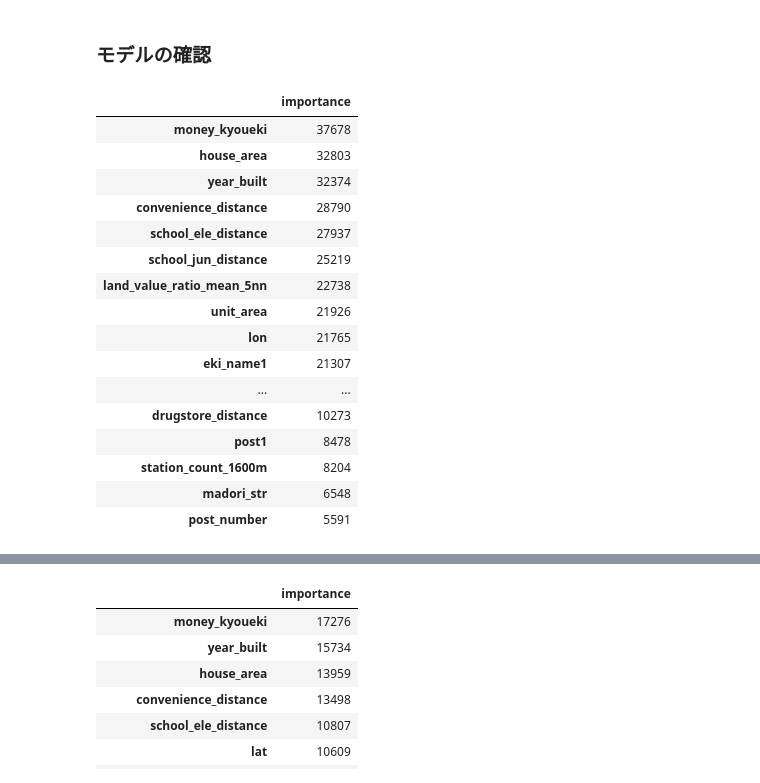
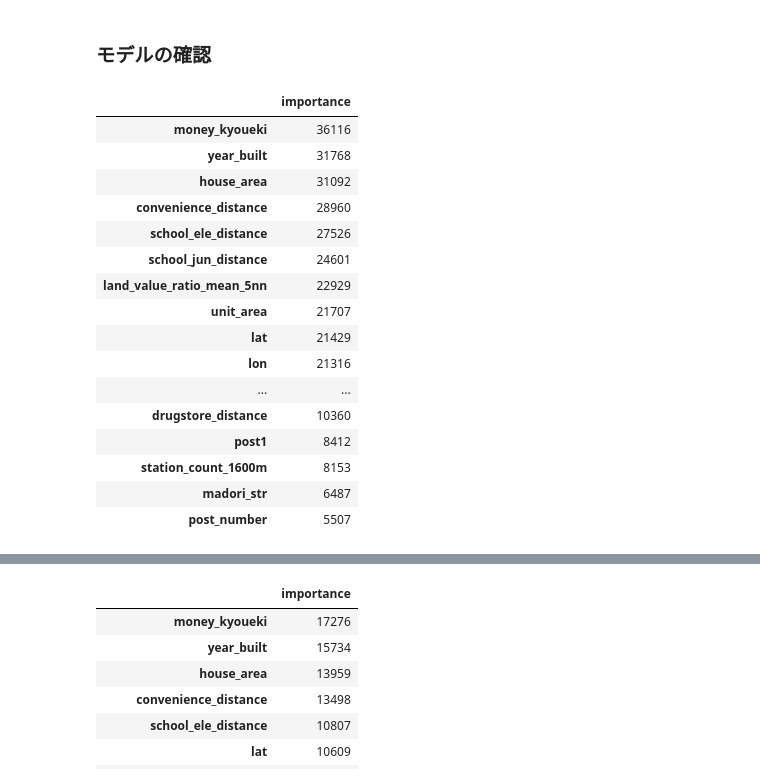
Before and after one commit to ak0592/signate, a Jupyter notebook: notebooks/train.ipynb, the cells around one changed output, grey strips where cells are left out. Drawn from its saved outputs; the diff is of its cells as text; code cells hidden in the pictures.

```diff
--- a/notebooks/train.ipynb
+++ b/notebooks/train.ipynb
@@ -388,0 +881,22 @@ Training until validation scores don't improve for 500 rounds
+# %%
+# 地域で分割
+# 東京
+df_train_tokyo = train_df[train_df['addr1_1'].isin(SPLITED_TOKYO)]
+df_valid_tokyo = valid_df[valid_df['addr1_1'].isin(SPLITED_TOKYO)]
+
+# それ以外
+df_train_other = train_df[~train_df['addr1_1'].isin(SPLITED_TOKYO)]
+df_valid_other = valid_df[~valid_df['addr1_1'].isin(SPLITED_TOKYO)]
+
+# 物件種別で分割
+def split_by_type(df):
+    is_mansion = df['building_type'].astype(str) == "マンション"
+    return df[is_mansion].copy(), df[~is_mansion].copy()
+
+# 東京近郊
+df_train_tokyo_mansion, df_train_tokyo_others = split_by_type(df_train_tokyo)
+df_valid_tokyo_mansion, df_valid_tokyo_others = split_by_type(df_valid_tokyo)
+
+# それ以外
+df_train_other_mansion, df_train_other_others = split_by_type(df_train_other)
+df_valid_other_mansion, df_valid_other_others = split_by_type(df_valid_other)
@@ -388,0 +909,2 @@ Training until validation scores don't improve for 500 rounds
+# %%
+session, exp = create_session_and_exp(connection_parameters)
@@ -845,33 +1553,50 @@ evaluate_models(train_df, valid_df, save_path, learned_iter)
 ============================================================
 # %% [markdown]
 ### モデルの確認
+# %%
+df_train_tokyo_area = all_train_df[all_train_df['addr1_1'].isin(SPLITED_TOKYO)]
+# 沖縄
+df_train_okinawa = all_train_df[all_train_df['addr1_1'].isin(SPLITED_OKINAWA)]
+# それ以外
+df_train_other = all_train_df[~all_train_df['addr1_1'].isin(SPLITED_TOKYO + SPLITED_OKINAWA)]
+# 物件種別で分割
+def split_by_type(df):
+    is_mansion = df['building_type'].astype(str) == "マンション"
+    return df[is_mansion].copy(), df[~is_mansion].copy()
+
+# 東京近郊
+df_train_tokyo_mansion, df_train_tokyo_others = split_by_type(df_train_tokyo_area)
+# 沖縄
+df_train_okinawa_mansion, df_train_okinawa_others = split_by_type(df_train_okinawa)
+# それ以外
+df_train_other_mansion, df_train_other_others = split_by_type(df_train_other)
 # %%
 # faeture_importanceの可視化
-output_file_path = "../model/0109"
+output_file_path = "../model/0109_pred"
 filename = "東京近郊_Mansion_PerSqm_LogFair_20000.pkl"
 
 with open(f"{output_file_path}/{filename}", "rb") as f:
     model = pickle.load(f)
 
-df_x_train, _, _, _ = prepare_dataset_per_sqm(df_train_tokyo_mansion, df_valid_tokyo_mansion)
+df_x_train, _, _, _ = prepare_dataset_per_sqm(df_train_tokyo_mansion, df_train_tokyo_mansion)
 importance = pd.DataFrame(model.feature_importance(), index=df_x_train.columns, columns=['importance'])
 importance.sort_values(by='importance', ascending=False, inplace=True)
 importance.head(30)
 # %% [output]
 |  | importance |
-| money_kyoueki | 37678 |
-| house_area | 32803 |
-| year_built | 32374 |
-| convenience_distance | 28790 |
-| school_ele_distance | 27937 |
-| school_jun_distance | 25219 |
-| land_value_ratio_mean_5nn | 22738 |
-| unit_area | 21926 |
-| lon | 21765 |
-| eki_name1 | 21307 |
+| money_kyoueki | 36116 |
+| year_built | 31768 |
+| house_area | 31092 |
+| convenience_distance | 28960 |
+| school_ele_distance | 27526 |
+| school_jun_distance | 24601 |
+| land_value_ratio_mean_5nn | 22929 |
+| unit_area | 21707 |
+| lat | 21429 |
+| lon | 21316 |
 | ... | ... |
-| drugstore_distance | 10273 |
-| post1 | 8478 |
-| station_count_1600m | 8204 |
-| madori_str | 6548 |
-| post_number | 5591 |
+| drugstore_distance | 10360 |
+| post1 | 8412 |
+| station_count_1600m | 8153 |
+| madori_str | 6487 |
+| post_number | 5507 |
```
Also changed, not shown: parts of 30 cells of this notebook, 3 other files.
